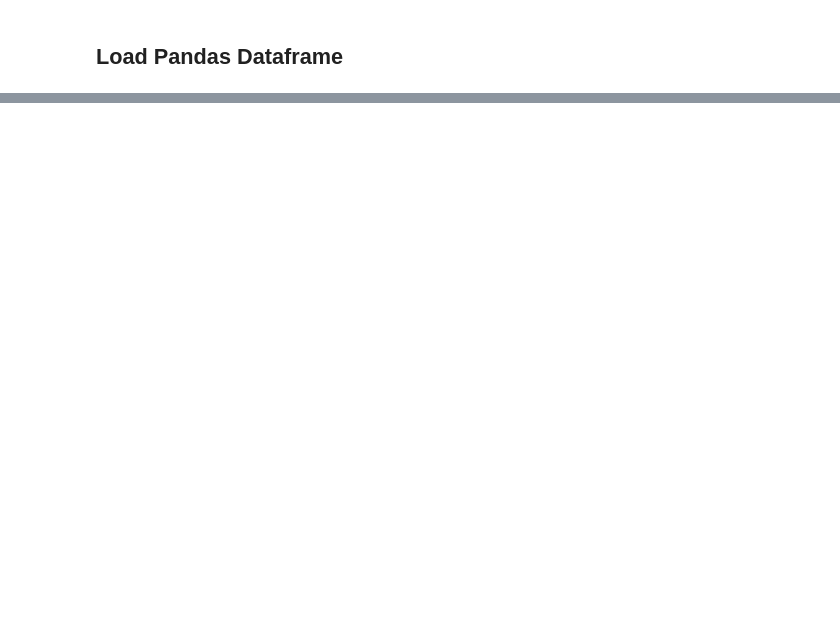
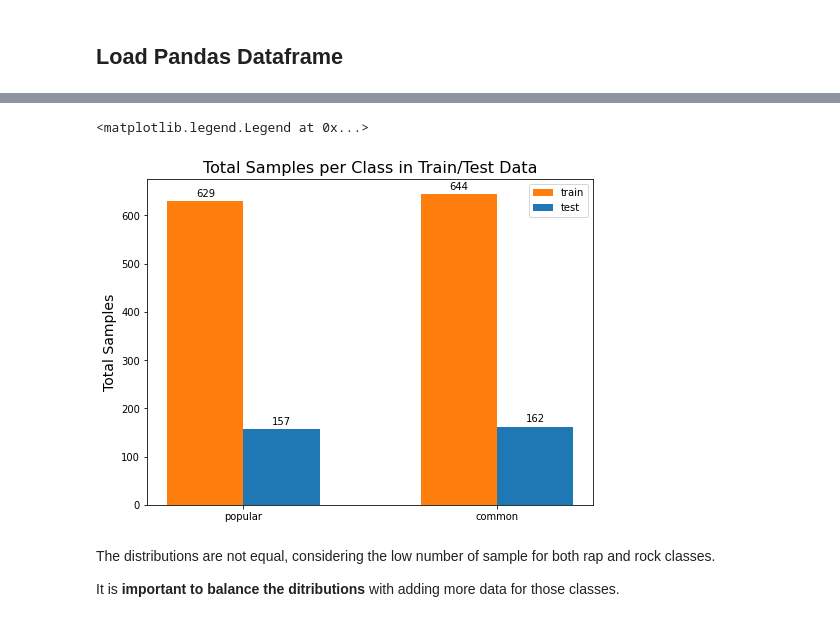
Before and after one commit to bojito/ml-album-popularity, a Jupyter notebook: 6 - Predict Popularity.ipynb, the cells around one changed output, grey strips where cells are left out. Drawn from its saved outputs; the diff is of its cells as text; code cells hidden in the pictures; blank space fills up the shorter version.

```diff
--- a/6 - Predict Popularity.ipynb
+++ b/6 - Predict Popularity.ipynb
@@ -188,0 +83,14 @@ r2_score(y_test, y_pred) , rms
+# %%
+from sklearn.model_selection import train_test_split
+
+X = albums_df.X
+y = np.array(['popular' if value > 70 else 'common' for value in albums_df.album_popularity], dtype='object')
+
+X_train, X_test, y_train, y_test = train_test_split(
+    X,
+    y,
+    test_size=0.2,
+    shuffle=True,
+    random_state=22,
+    stratify=y
+)
@@ -188,0 +103,38 @@ r2_score(y_test, y_pred) , rms
+# %%
+fig, (ax) = plt.subplots(1,1,figsize=(8,6))
+
+labels = ['popular', 'common']
+train = list(np.unique(y_train, return_counts=True)[1])
+test = list(np.unique(y_test, return_counts=True)[1])
+
+x = np.arange(len(labels))
+width = 0.3
+
+rects1 = ax.bar(x - width/2, train, width, label='train', color = '#ff7f0e')
+rects2 = ax.bar(x + width/2, test, width, label='test', color = '#1f77b4')
+
+def autolabel(rects):
+    """Attach a text label above each bar in *rects*, displaying its height."""
+    for rect in rects:
+        height = rect.get_height()
+        ax.annotate('{}'.format(height),
+                    xy=(rect.get_x() + rect.get_width() / 2, height),
+                    xytext=(0, 3),  # 3 points vertical offset
+                    textcoords="offset points",
+                    ha='center', va='bottom')
+
+autolabel(rects1)
+autolabel(rects2)
+
+ax.set_ylabel('Total Samples', size = 14)
+ax.set_title('Total Samples per Class in Train/Test Data', size = 16)
+ax.set_xticks(x)
+ax.set_xticklabels(labels)
+ax.legend()
+# %% [output]
+<matplotlib.legend.Legend at 0x...>
+[figure, added]
+# %% [markdown]
+The distributions are not equal, considering the low number of sample for both rap and rock classes.
+
+It is **important to balance the ditributions** with adding more data for those classes.
```
Also changed, not shown: parts of 48 cells of this notebook, 1 other file.
